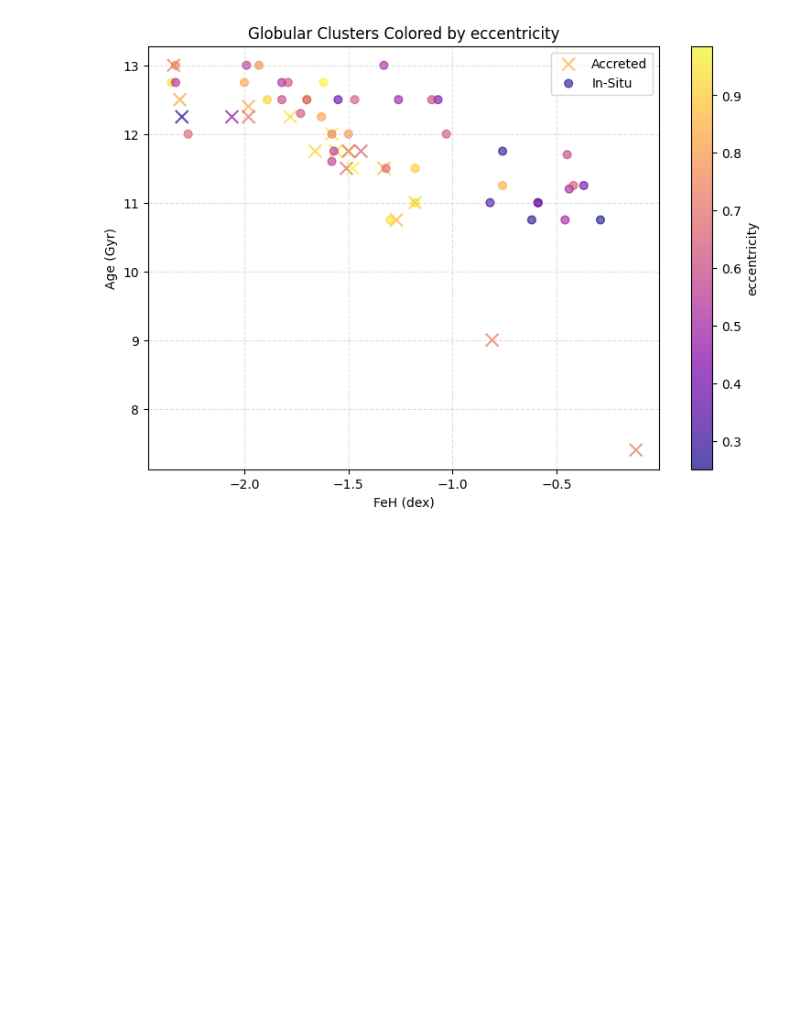
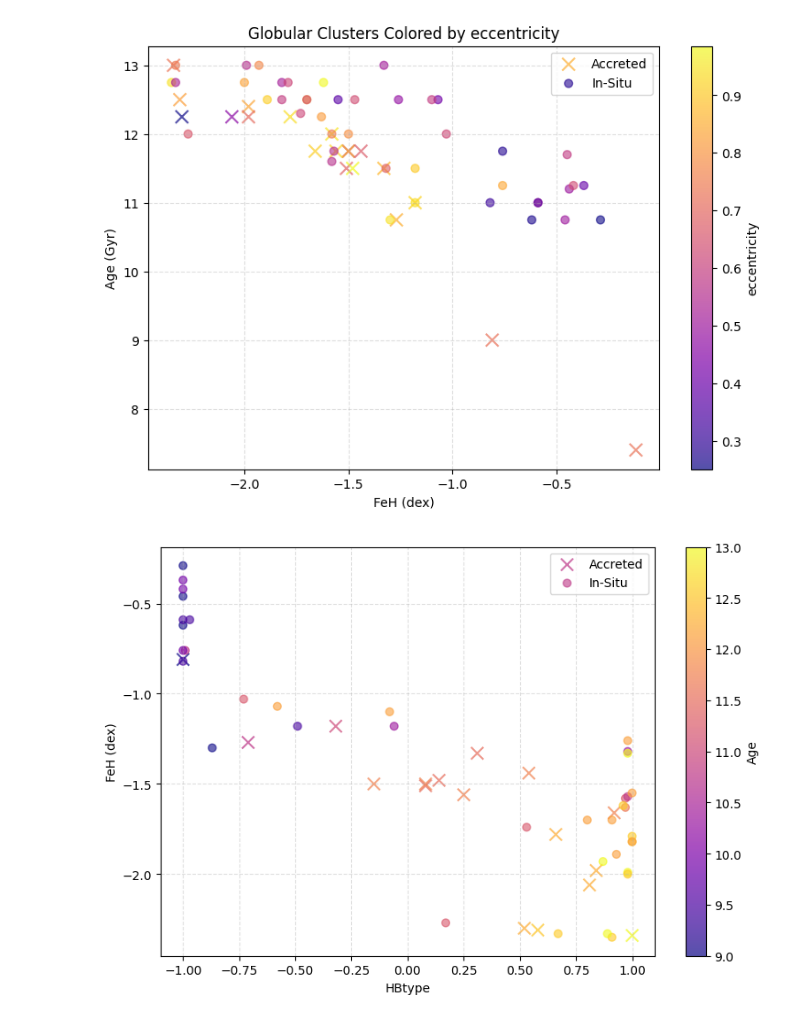
Before and after one commit to vishnusivamogga/PHYS3116_shrek, a Jupyter notebook: age_metallicity.ipynb, the cells around one changed output. Cells and saved outputs as stored; diff of their text form; code cells hidden in the pictures; blank space fills up the shorter version.

Commit message:
HB type plot

```diff
--- a/age_metallicity.ipynb
+++ b/age_metallicity.ipynb
@@ -237,9 +247,6 @@ Accreted['ecc']  = Accreted['ID'].map(ecc_dict)
 # %% [output]
 galpyWarning: Cannot use C integration because C extension not loaded (using odeint instead)
 # %%
-Accreted['apo_log'] = np.log10(Accreted['apo'])
-InSitu['apo_log'] = np.log10(InSitu['apo'])
-
 
 fig, ax = plt.subplots(figsize=(9,6))
 #fig, (ax1, ax2) = plt.subplots(1, 2, figsize=(14, 6), sharey=True)
@@ -261,9 +268,6 @@ cbar.set_label('Apocenter Distance (kpc)')
 # %% [output]
 [figure]
 # %%
-Accreted['apo_log'] = np.log10(Accreted['zmax'])
-InSitu['apo_log'] = np.log10(InSitu['zmax'])
-
 
 fig, ax = plt.subplots(figsize=(9,6))
 #fig, (ax1, ax2) = plt.subplots(1, 2, figsize=(14, 6), sharey=True)
@@ -285,8 +289,6 @@ cbar.set_label('zmax Distance (kpc)')
 # %% [output]
 [figure]
 # %%
-Accreted['apo_log'] = np.log10(Accreted['ecc'])
-InSitu['apo_log'] = np.log10(InSitu['ecc'])
 
 
 fig, ax = plt.subplots(figsize=(9,6))
@@ -308,3 +310,24 @@ cbar = plt.colorbar(sc, ax=ax)
 cbar.set_label('eccentricity')
 # %% [output]
 [figure]
+# %%
+
+fig, ax = plt.subplots(figsize=(9,6))
+#fig, (ax1, ax2) = plt.subplots(1, 2, figsize=(14, 6), sharey=True)
+
+sc = ax.scatter( Accreted['HBtype'],Accreted['FeH'], c=Accreted['Age'], cmap='plasma',marker='x',  s=100,  alpha=0.7,label='Accreted')
+sc2 = ax.scatter(InSitu['HBtype'], InSitu['FeH'],c=InSitu['Age'], cmap='plasma',s=40,alpha=0.6,marker='o',label='In-Situ')
+
+
+# Axis labels
+ax.legend()
+ax.set_xlabel('HBtype')
+ax.set_ylabel('FeH (dex)')
+ax.set_title('')
+ax.grid(True, ls='--', alpha=0.4)
+
+# Add colorbar
+cbar = plt.colorbar(sc, ax=ax)
+cbar.set_label('Age')
+# %% [output]
+[figure, added]
```
Also changed, not shown: parts of 4 cells of this notebook.
